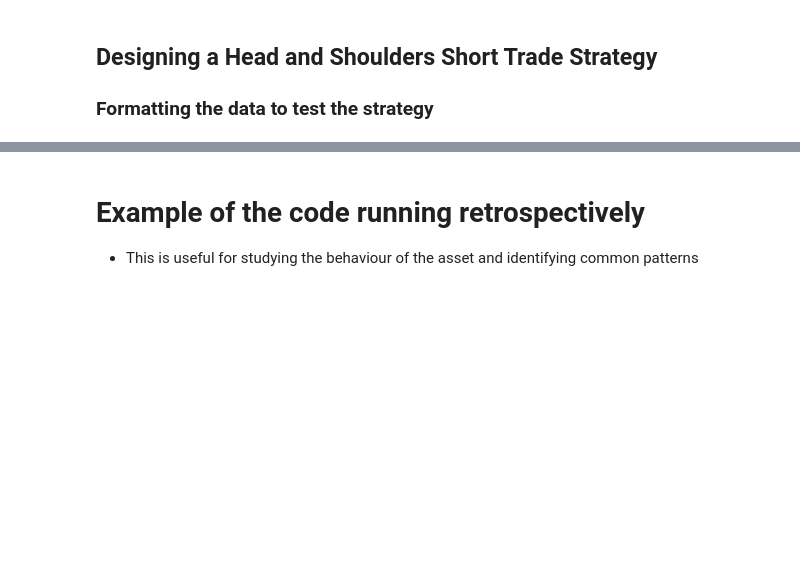
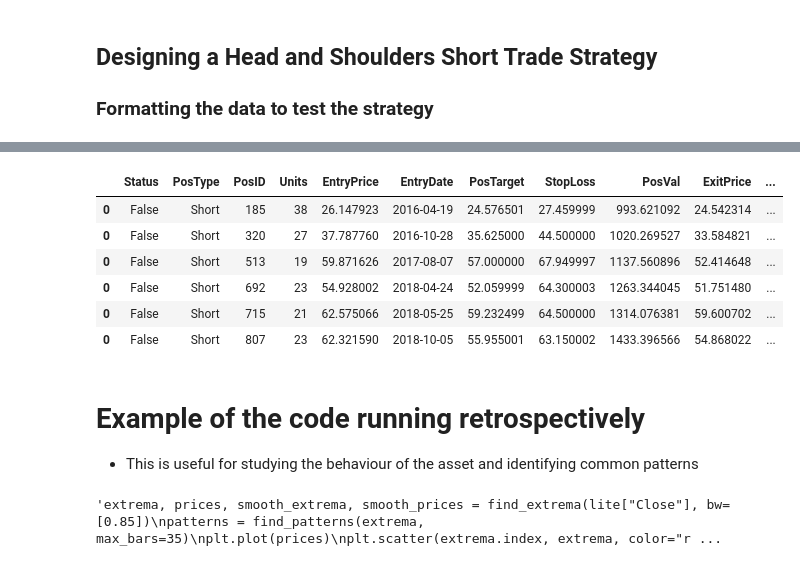
Before and after one commit to surajtirupati/TradingAlgorithms, a Jupyter notebook: HS Strategy Backtest (Chart Detection - Leo Smigel Code).ipynb, the cells around one changed output, grey strips where cells are left out. Drawn from its saved outputs; the diff is of its cells as text; code cells hidden in the pictures; blank space fills up the shorter version.

```diff
--- a/HS Strategy Backtest (Chart Detection - Leo Smigel Code).ipynb
+++ b/HS Strategy Backtest (Chart Detection - Leo Smigel Code).ipynb
@@ -381,0 +368,10 @@ plt.show()
+# %%
+end_date = "01-03-2021"
+
+lite = lite[:end_date]
+# %%
+from backtester import *
+strat = Head_and_Shoulders(lite, lite.index[0], end_date,
+                         start_cash=1000, pos_size=1, tc=0.005, cooldown=0,
+                         max_executions=None, max_execution_period=None, cash_buffer=0)
+strat.backtest()
@@ -382,9 +406,21 @@ plt.show()
+# %%
+strat.positions
+# %% [output]
+|  | Status | PosType | PosID | Units | EntryPrice | EntryDate | PosTarget | StopLoss | PosVal | ExitPrice | ... |
+| 0 | False | Short | 185 | 38 | 26.147923 | 2016-04-19 | 24.576501 | 27.459999 | 993.621092 | 24.542314 | ... |
+| 0 | False | Short | 320 | 27 | 37.787760 | 2016-10-28 | 35.625000 | 44.500000 | 1020.269527 | 33.584821 | ... |
+| 0 | False | Short | 513 | 19 | 59.871626 | 2017-08-07 | 57.000000 | 67.949997 | 1137.560896 | 52.414648 | ... |
+| 0 | False | Short | 692 | 23 | 54.928002 | 2018-04-24 | 52.059999 | 64.300003 | 1263.344045 | 51.751480 | ... |
+| 0 | False | Short | 715 | 21 | 62.575066 | 2018-05-25 | 59.232499 | 64.500000 | 1314.076381 | 59.600702 | ... |
+| 0 | False | Short | 807 | 23 | 62.321590 | 2018-10-05 | 55.955001 | 63.150002 | 1433.396566 | 54.868022 | ... |
 # %% [markdown]
 # Example of the code running retrospectively
 - This is useful for studying the behaviour of the asset and identifying common patterns
 # %%
-extrema, prices, smooth_extrema, smooth_prices = find_extrema(lite["Close"], bw=[0.85])
+"""extrema, prices, smooth_extrema, smooth_prices = find_extrema(lite["Close"], bw=[0.85])
 patterns = find_patterns(extrema, max_bars=35)
 plt.plot(prices)
 plt.scatter(extrema.index, extrema, color="red")
-patterns
+patterns"""
+# %% [output]
+'extrema, prices, smooth_extrema, smooth_prices = find_extrema(lite["Close"], bw=[0.85])\npatterns = find_patterns(extrema, max_bars=35)\nplt.plot(prices)\nplt.scatter(extrema.index, extrema, color="r ...
```
Also changed, not shown: parts of 9 cells of this notebook, 2 other files.
